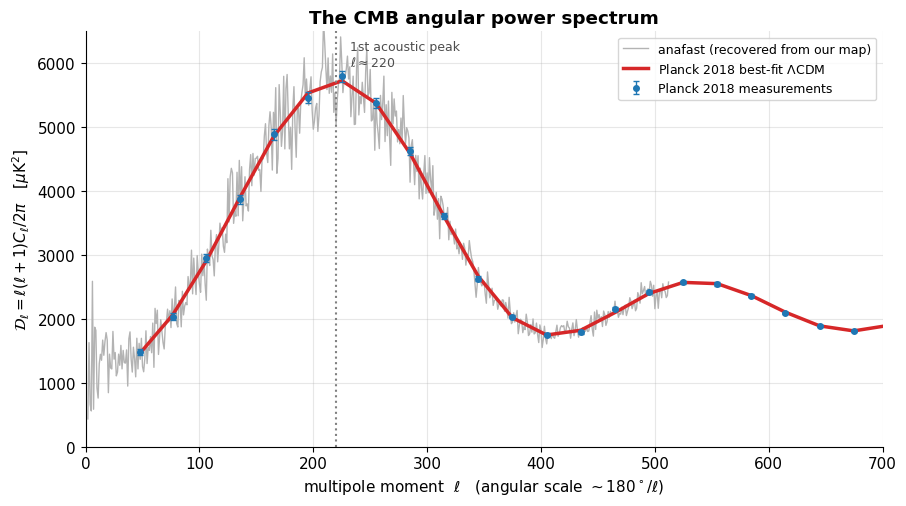
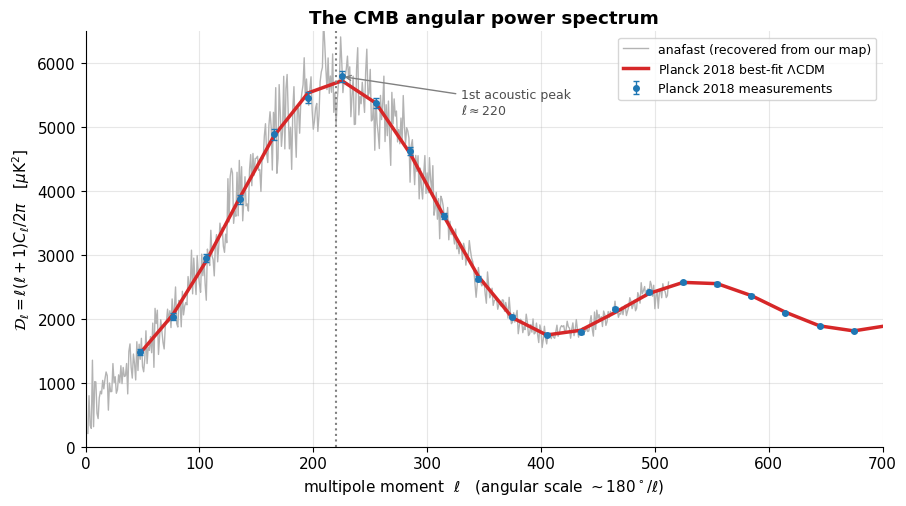
Code edit (unified diff) that turned the first committed figure into the second:
--- before
+++ after
@@ -9,5 +9,6 @@
             capsize=2, lw=1, label="Planck 2018 measurements")
 ax.axvline(220, color="0.5", ls=":", lw=1.5)
-ax.text(232, 5950, "1st acoustic peak\n" + r"$\ell\approx220$", fontsize=9, color="0.3")
+ax.annotate("1st acoustic peak\n" + r"$\ell\approx220$", xy=(225, 5793), xytext=(330, 5200),
+            fontsize=9, color="0.3", arrowprops=dict(arrowstyle="->", color="0.5"))
 ax.set_xlim(0, 700)
 ax.set_ylim(0, 6500)

Commit: Apply Ch 22 healpy CMB science-review findings